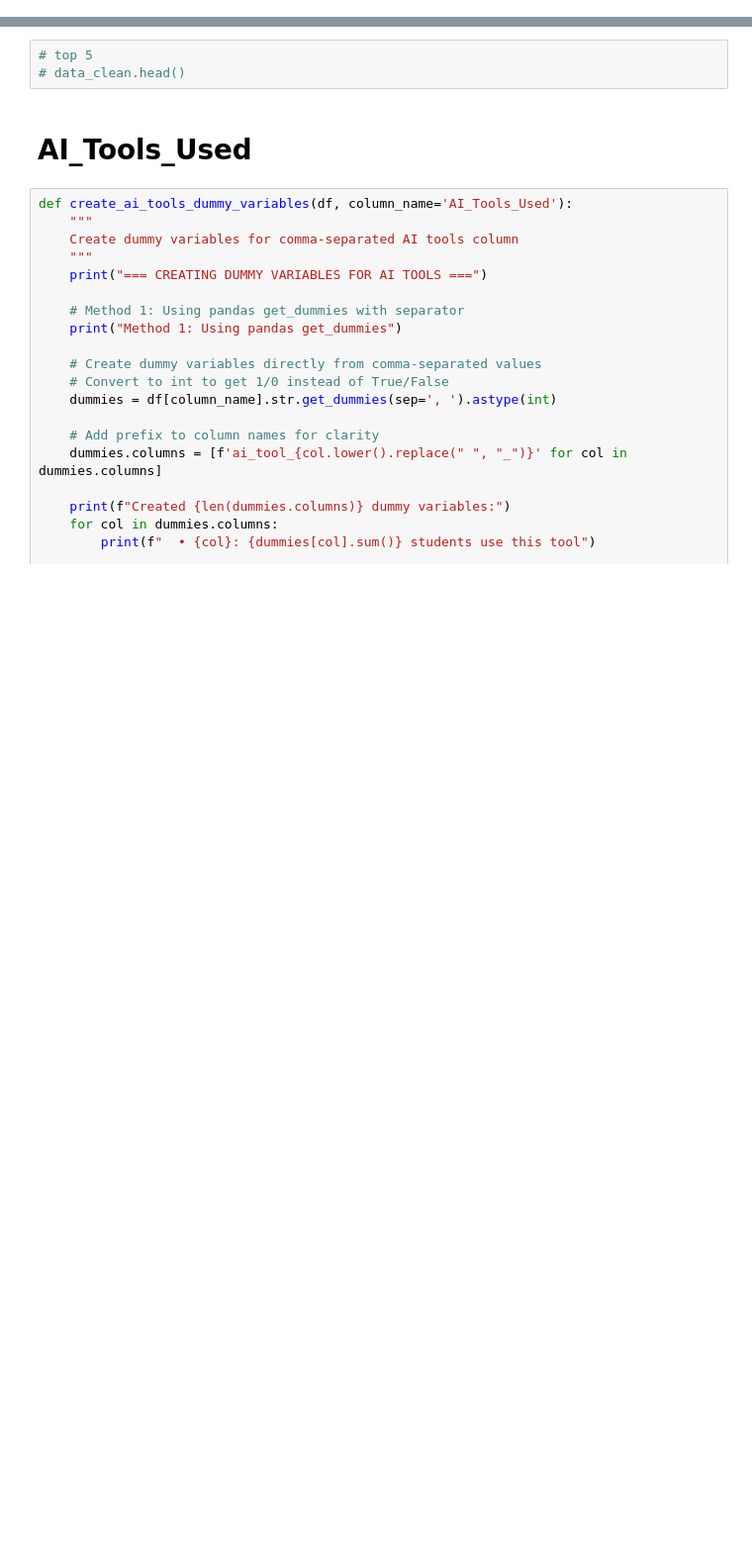
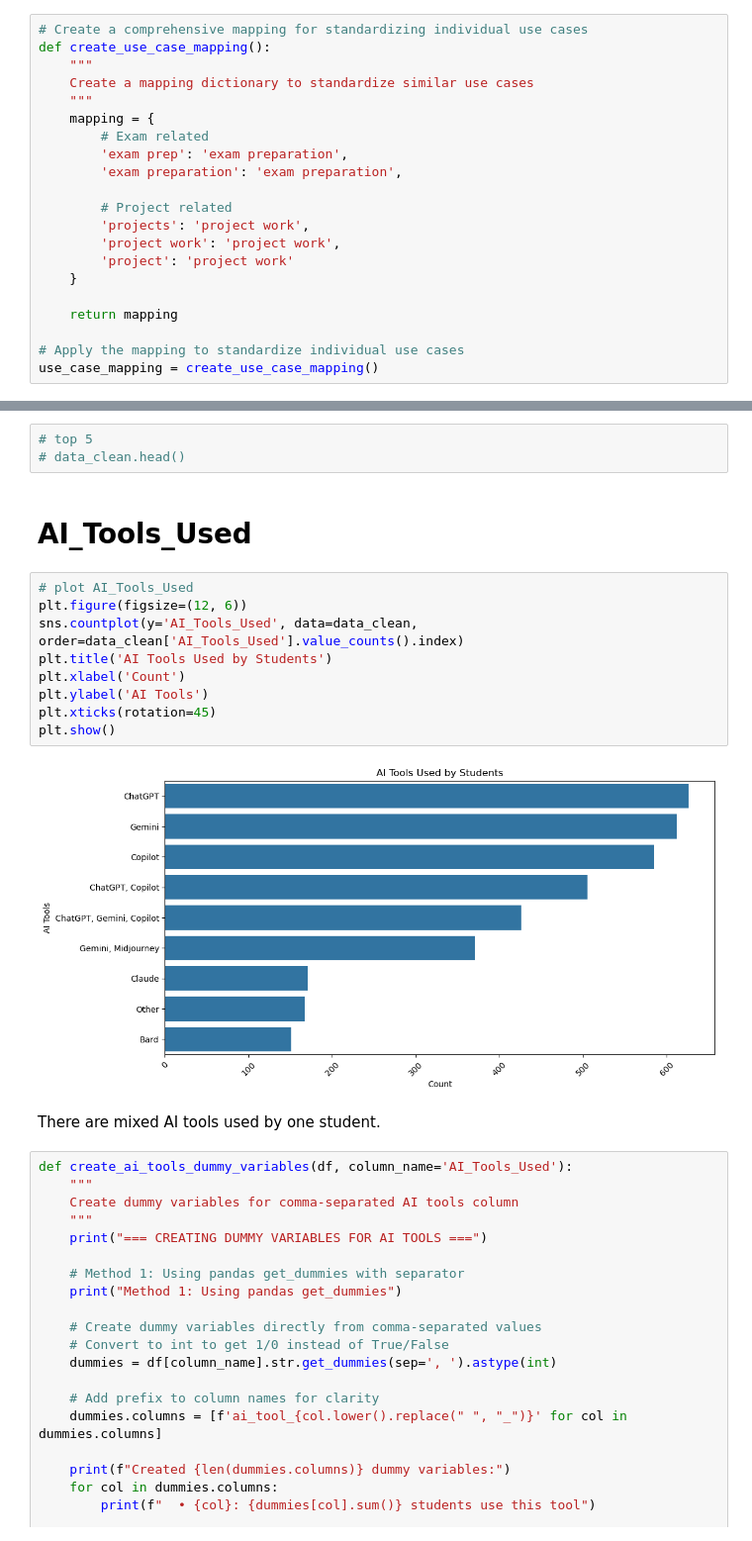
Before and after one commit to jackson9413/Project, a Jupyter notebook: 3_feature_engineering.ipynb, the cells around one changed output, grey strips where cells are left out. Shown at 99% size. Drawn from its saved outputs; the diff is of its cells as text; blank space fills up the shorter version.

```diff
--- a/3_feature_engineering.ipynb
+++ b/3_feature_engineering.ipynb
@@ -105,6 +78,27 @@ All individual use cases and their frequencies:
 'notes': 451
 'project work': 229
 'exam preparation': 202
+# %%
+# Create a comprehensive mapping for standardizing individual use cases
+def create_use_case_mapping():
+    """
+    Create a mapping dictionary to standardize similar use cases
+    """
+    mapping = {
+        # Exam related
+        'exam prep': 'exam preparation',
+        'exam preparation': 'exam preparation',
+
+        # Project related
+        'projects': 'project work',
+        'project work': 'project work',
+        'project': 'project work'
+    }
+
+    return mapping
+
+# Apply the mapping to standardize individual use cases
+use_case_mapping = create_use_case_mapping()
 # %%
 def standardize_individual_use_cases(df):
     """
@@ -186,6 +180,19 @@ uses_notes: 451 students
 # data_clean.head()
 # %% [markdown]
 # AI_Tools_Used
+# %%
+# plot AI_Tools_Used
+plt.figure(figsize=(12, 6))
+sns.countplot(y='AI_Tools_Used', data=data_clean, order=data_clean['AI_Tools_Used'].value_counts().index)
+plt.title('AI Tools Used by Students')
+plt.xlabel('Count')
+plt.ylabel('AI Tools')
+plt.xticks(rotation=45)
+plt.show()
+# %% [output]
+[figure, added]
+# %% [markdown]
+There are mixed AI tools used by one student.
 # %%
 def create_ai_tools_dummy_variables(df, column_name='AI_Tools_Used'):
     """
```
Also changed, not shown: parts of 5 cells of this notebook, 5 other files.
